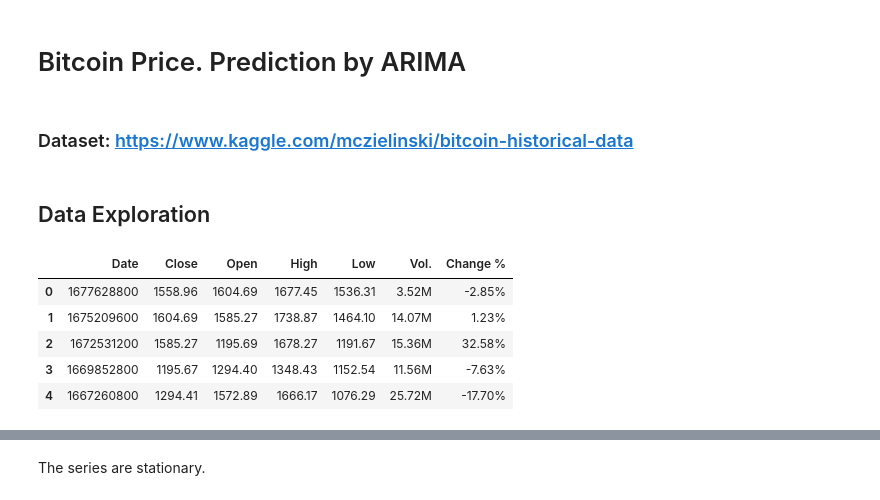
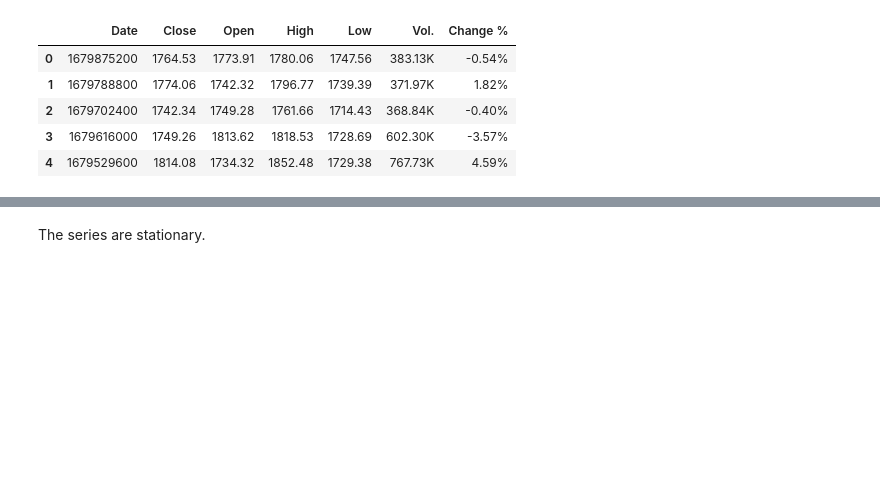
Before and after one commit to Jeffrin-J/crypto-price-predictor, a Jupyter notebook: backend/server/bitcoin-price-prediction-by-arima.ipynb, the cells around one changed output, grey strips where cells are left out. Saved outputs shown, nothing was run; the diff lists cells and outputs as text; code cells hidden in the pictures; blank space fills up the shorter version.

```diff
--- a/backend/server/bitcoin-price-prediction-by-arima.ipynb
+++ b/backend/server/bitcoin-price-prediction-by-arima.ipynb
@@ -1,3 +1 @@
-# %% [markdown]
-# Bitcoin Price. Prediction by ARIMA
 # %%
@@ -14,20 +11,16 @@ from itertools import product
 from datetime import datetime
 warnings.filterwarnings('ignore')
 plt.style.use('seaborn-poster')
-# %% [markdown]
-### Dataset: https://www.kaggle.com/mczielinski/bitcoin-historical-data
-# %% [markdown]
-## Data Exploration
 # %%
-# Load data
-df = pd.read_csv('C:/Users/HP/Downloads/eth_data_mon.csv')
+df = pd.read_csv('E:/Users/virtual_environments/crypto_price_predictor/data/eth_data.csv')
+coin = 'ETH'
 for i in range(df.shape[0]):
-    df['Date'].iloc[i] = int(pd.Timestamp(pd.to_datetime(df['Date'],format= '%Y-%m-%d' ).iloc[i]).timestamp())
+    df['Date'].iloc[i] = int(pd.Timestamp(pd.to_datetime(df['Date'].iloc[i],format= '%b %d, %Y' )).timestamp())
 df.head()
 # %% [output]
 |  | Date | Close | Open | High | Low | Vol. | Change % |
-| 0 | 1677628800 | 1558.96 | 1604.69 | 1677.45 | 1536.31 | 3.52M | -2.85% |
-| 1 | 1675209600 | 1604.69 | 1585.27 | 1738.87 | 1464.10 | 14.07M | 1.23% |
-| 2 | 1672531200 | 1585.27 | 1195.69 | 1678.27 | 1191.67 | 15.36M | 32.58% |
-| 3 | 1669852800 | 1195.67 | 1294.40 | 1348.43 | 1152.54 | 11.56M | -7.63% |
-| 4 | 1667260800 | 1294.41 | 1572.89 | 1666.17 | 1076.29 | 25.72M | -17.70% |
+| 0 | 1679875200 | 1764.53 | 1773.91 | 1780.06 | 1747.56 | 383.13K | -0.54% |
+| 1 | 1679788800 | 1774.06 | 1742.32 | 1796.77 | 1739.39 | 371.97K | 1.82% |
+| 2 | 1679702400 | 1742.34 | 1749.28 | 1761.66 | 1714.43 | 368.84K | -0.40% |
+| 3 | 1679616000 | 1749.26 | 1813.62 | 1818.53 | 1728.69 | 602.30K | -3.57% |
+| 4 | 1679529600 | 1814.08 | 1734.32 | 1852.48 | 1729.38 | 767.73K | 4.59% |
```
Also changed, not shown: parts of 29 cells of this notebook, 2 other files.
